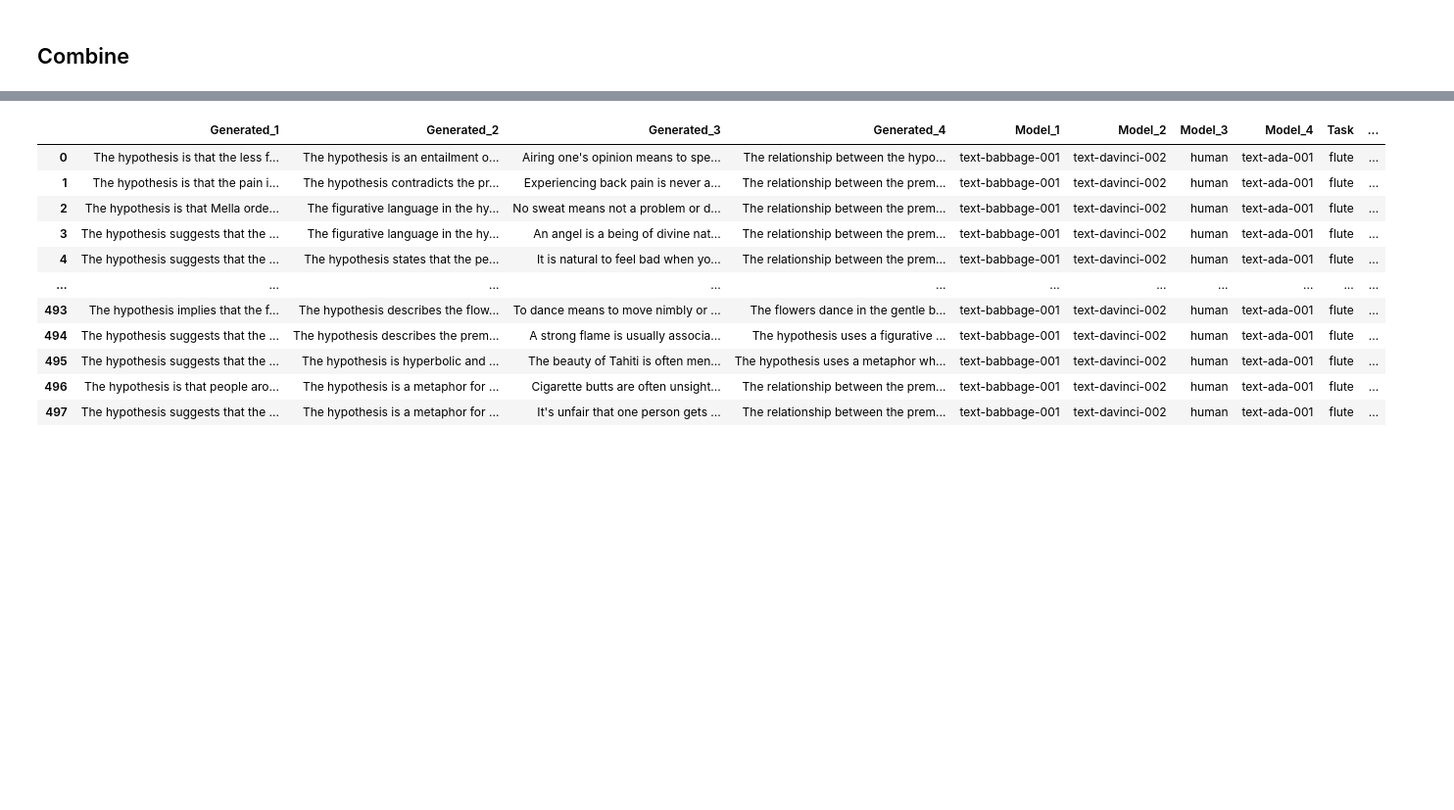
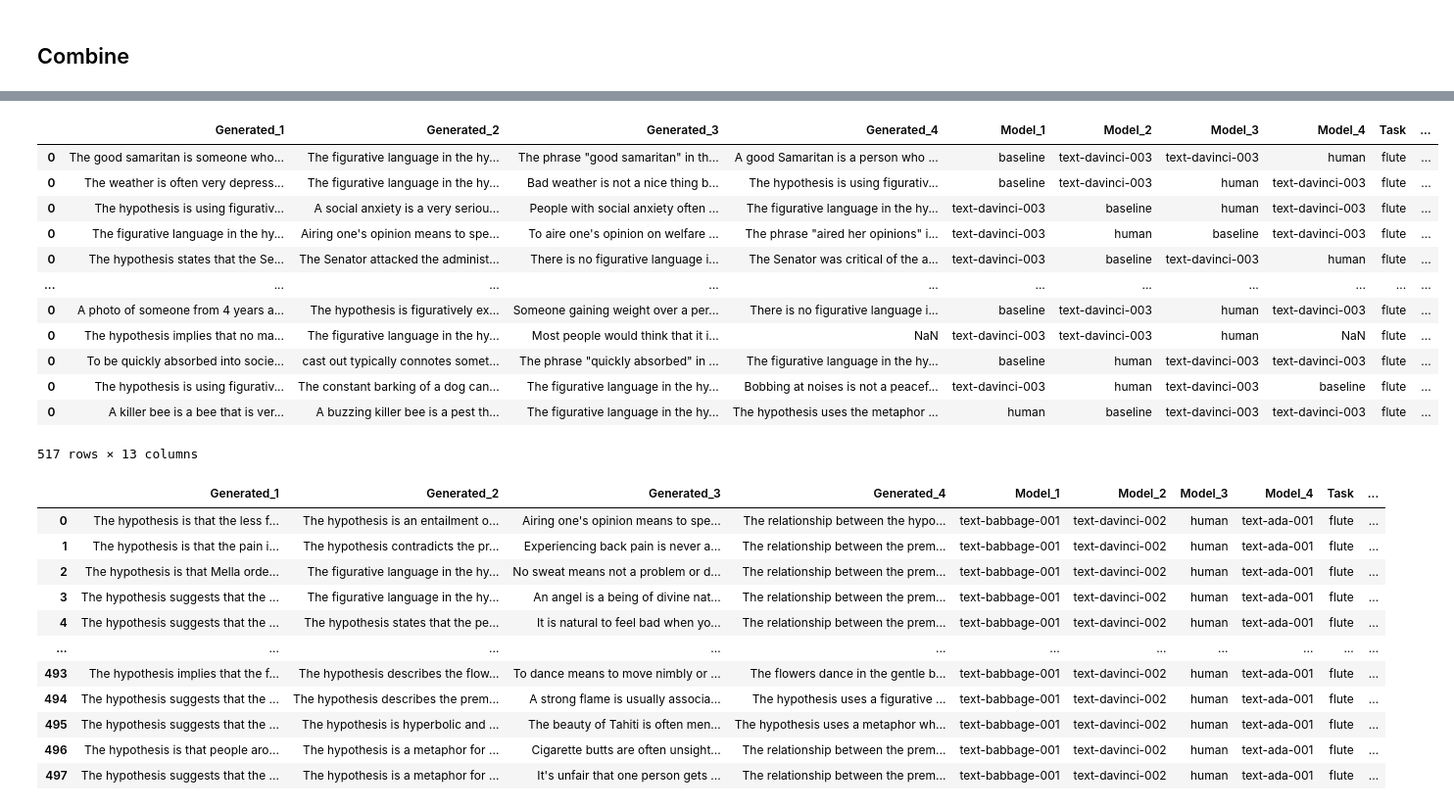
Before and after one commit to SALT-NLP/LLMs_for_CSS, a Jupyter notebook: build_human_eval_hit_csvs.ipynb, the cells around one changed output, grey strips where cells are left out. Shown at 98% size. Drawn from its saved outputs; the diff is of its cells as text; code cells hidden in the pictures; blank space fills up the shorter version.

```diff
--- a/build_human_eval_hit_csvs.ipynb
+++ b/build_human_eval_hit_csvs.ipynb
@@ -482,15 +605,17 @@ comparison_rows = []
 phs = set([(row['premise'],row['hypothesis']) for _, row in df.iterrows()])
 for p,h in phs:
     consider = df[(df['premise']==p) & (df['hypothesis']==h)].copy()
-    comparison_rows.append(build_comparison_rows(consider,
-                                                 txt=txt,
-                                                 txt2=txt2,
-                                                 gold=gold,
-                                                 secondary=secondary,
-                                                 n=n,
-                                                 literal=literal,
-                                                 random_state=random_state
-                                                ))
+    cr = build_comparison_rows(consider,
+                                 txt=txt,
+                                 txt2=txt2,
+                                 gold=gold,
+                                 secondary=secondary,
+                                 n=n,
+                                 literal=literal,
+                                 random_state=random_state
+                                )
+    if len(cr):
+        comparison_rows.append(cr)
 
 comparison_df = pd.concat(comparison_rows)
-comparison_df.sample(frac=1, random_state=random_state).to_csv(f"hit/input/comparison_{TASK}.csv", index=False)
+comparison_df.sample(frac=1, random_state=random_state).to_csv(f"hit/input/comparison_balanced_{TASK}.csv", index=False)
@@ -497,3 +640,19 @@ comparison_df.sample(frac=1, random_state=random_state).to_csv(f"hit/input/compa
+# %%
+comparison_df
+# %% [output]
+|  | Generated_1 | Generated_2 | Generated_3 | Generated_4 | Model_1 | Model_2 | Model_3 | Model_4 | Task | ... |
+| 0 | The good samaritan is someone who... | The figurative language in the hy... | The phrase "good samaritan" in th... | A good Samaritan is a person who ... | baseline | text-davinci-003 | text-davinci-003 | human | flute | ... |
+| 0 | The weather is often very depress... | The figurative language in the hy... | Bad weather is not a nice thing b... | The hypothesis is using figurativ... | baseline | text-davinci-003 | human | text-davinci-003 | flute | ... |
+| 0 | The hypothesis is using figurativ... | A social anxiety is a very seriou... | People with social anxiety often ... | The figurative language in the hy... | text-davinci-003 | baseline | human | text-davinci-003 | flute | ... |
+| 0 | The figurative language in the hy... | Airing one's opinion means to spe... | To aire one's opinion on welfare ... | The phrase "aired her opinions" i... | text-davinci-003 | human | baseline | text-davinci-003 | flute | ... |
+| 0 | The hypothesis states that the Se... | The Senator attacked the administ... | There is no figurative language i... | The Senator was critical of the a... | text-davinci-003 | baseline | text-davinci-003 | human | flute | ... |
+| ... | ... | ... | ... | ... | ... | ... | ... | ... | ... | ... |
+| 0 | A photo of someone from 4 years a... | The hypothesis is figuratively ex... | Someone gaining weight over a per... | There is no figurative language i... | baseline | text-davinci-003 | human | text-davinci-003 | flute | ... |
+| 0 | The hypothesis implies that no ma... | The figurative language in the hy... | Most people would think that it i... | NaN | text-davinci-003 | text-davinci-003 | human | NaN | flute | ... |
+| 0 | To be quickly absorbed into socie... | cast out typically connotes somet... | The phrase "quickly absorbed" in ... | The figurative language in the hy... | baseline | human | text-davinci-003 | text-davinci-003 | flute | ... |
+| 0 | The hypothesis is using figurativ... | The constant barking of a dog can... | The figurative language in the hy... | Bobbing at noises is not a peacef... | text-davinci-003 | human | text-davinci-003 | baseline | flute | ... |
+| 0 | A killer bee is a bee that is ver... | A buzzing killer bee is a pest th... | The figurative language in the hy... | The hypothesis uses the metaphor ... | human | baseline | text-davinci-003 | text-davinci-003 | flute | ... |
+517 rows × 13 columns
 # %%
 TASK = 'flute'
 pd.read_csv(f"hit/input/comparison_{TASK}.csv")
```
Also changed, not shown: parts of 8 cells of this notebook, 2 other files.
